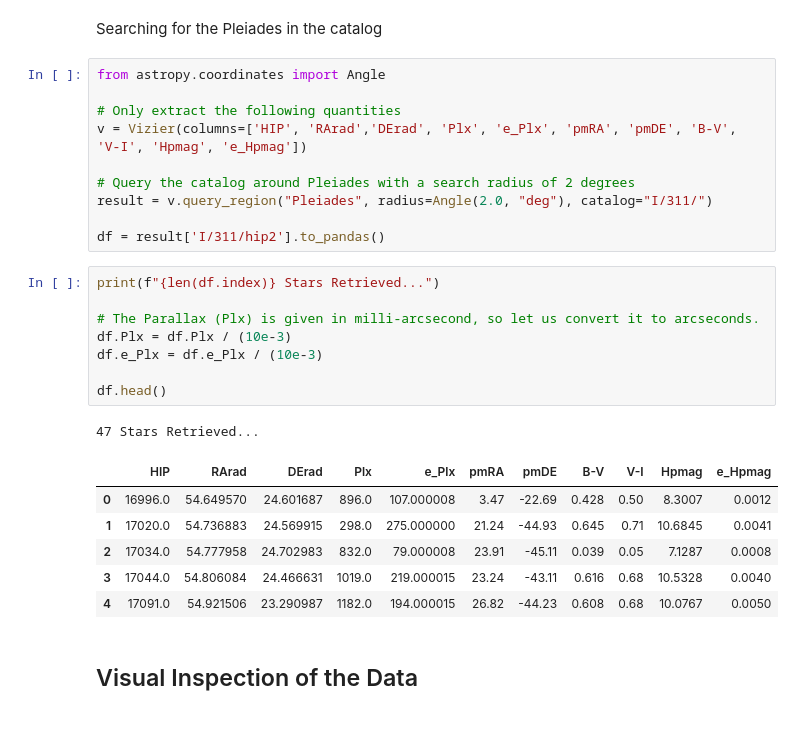
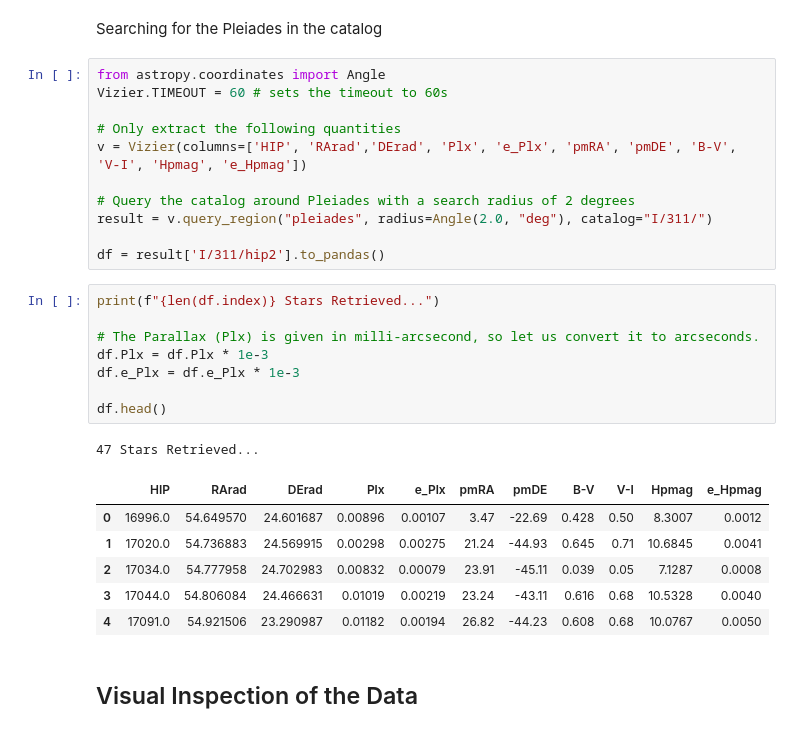
Before and after one commit to kaimibk/School, a Jupyter notebook: ASTR_423/A1/A1.ipynb, the cells around one changed output. Drawn from its saved outputs; the diff is of its cells as text.

```diff
--- a/ASTR_423/A1/A1.ipynb
+++ b/ASTR_423/A1/A1.ipynb
@@ -26,29 +38,30 @@ catalogs = Vizier.get_catalogs(catalog_list.keys())
 Searching for the Pleiades in the catalog
 # %%
 from astropy.coordinates import Angle
+Vizier.TIMEOUT = 60 # sets the timeout to 60s
 
 # Only extract the following quantities
 v = Vizier(columns=['HIP', 'RArad','DErad', 'Plx', 'e_Plx', 'pmRA', 'pmDE', 'B-V', 'V-I', 'Hpmag', 'e_Hpmag'])
 
 # Query the catalog around Pleiades with a search radius of 2 degrees
-result = v.query_region("Pleiades", radius=Angle(2.0, "deg"), catalog="I/311/")
+result = v.query_region("pleiades", radius=Angle(2.0, "deg"), catalog="I/311/")
 
 df = result['I/311/hip2'].to_pandas()
 # %%
 print(f"{len(df.index)} Stars Retrieved...")
 
 # The Parallax (Plx) is given in milli-arcsecond, so let us convert it to arcseconds.
-df.Plx = df.Plx / (10e-3)
-df.e_Plx = df.e_Plx / (10e-3)
+df.Plx = df.Plx * 1e-3
+df.e_Plx = df.e_Plx * 1e-3
 
 df.head()
 # %% [output]
 47 Stars Retrieved...
 |  | HIP | RArad | DErad | Plx | e_Plx | pmRA | pmDE | B-V | V-I | Hpmag | e_Hpmag |
-| 0 | 16996.0 | 54.649570 | 24.601687 | 896.0 | 107.000008 | 3.47 | -22.69 | 0.428 | 0.50 | 8.3007 | 0.0012 |
-| 1 | 17020.0 | 54.736883 | 24.569915 | 298.0 | 275.000000 | 21.24 | -44.93 | 0.645 | 0.71 | 10.6845 | 0.0041 |
-| 2 | 17034.0 | 54.777958 | 24.702983 | 832.0 | 79.000008 | 23.91 | -45.11 | 0.039 | 0.05 | 7.1287 | 0.0008 |
-| 3 | 17044.0 | 54.806084 | 24.466631 | 1019.0 | 219.000015 | 23.24 | -43.11 | 0.616 | 0.68 | 10.5328 | 0.0040 |
-| 4 | 17091.0 | 54.921506 | 23.290987 | 1182.0 | 194.000015 | 26.82 | -44.23 | 0.608 | 0.68 | 10.0767 | 0.0050 |
+| 0 | 16996.0 | 54.649570 | 24.601687 | 0.00896 | 0.00107 | 3.47 | -22.69 | 0.428 | 0.50 | 8.3007 | 0.0012 |
+| 1 | 17020.0 | 54.736883 | 24.569915 | 0.00298 | 0.00275 | 21.24 | -44.93 | 0.645 | 0.71 | 10.6845 | 0.0041 |
+| 2 | 17034.0 | 54.777958 | 24.702983 | 0.00832 | 0.00079 | 23.91 | -45.11 | 0.039 | 0.05 | 7.1287 | 0.0008 |
+| 3 | 17044.0 | 54.806084 | 24.466631 | 0.01019 | 0.00219 | 23.24 | -43.11 | 0.616 | 0.68 | 10.5328 | 0.0040 |
+| 4 | 17091.0 | 54.921506 | 23.290987 | 0.01182 | 0.00194 | 26.82 | -44.23 | 0.608 | 0.68 | 10.0767 | 0.0050 |
 # %% [markdown]
 ## Visual Inspection of the Data
```
Also changed, not shown: parts of 14 cells of this notebook.
